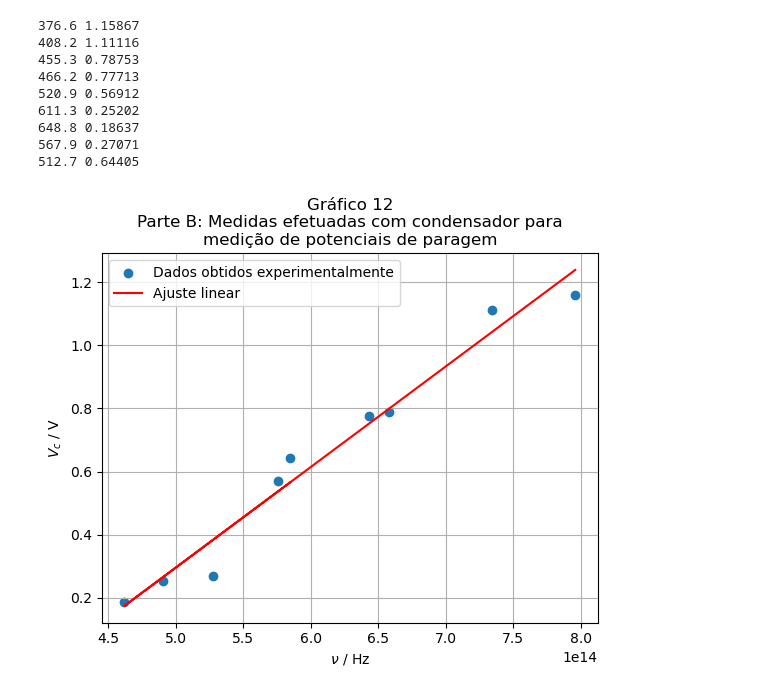
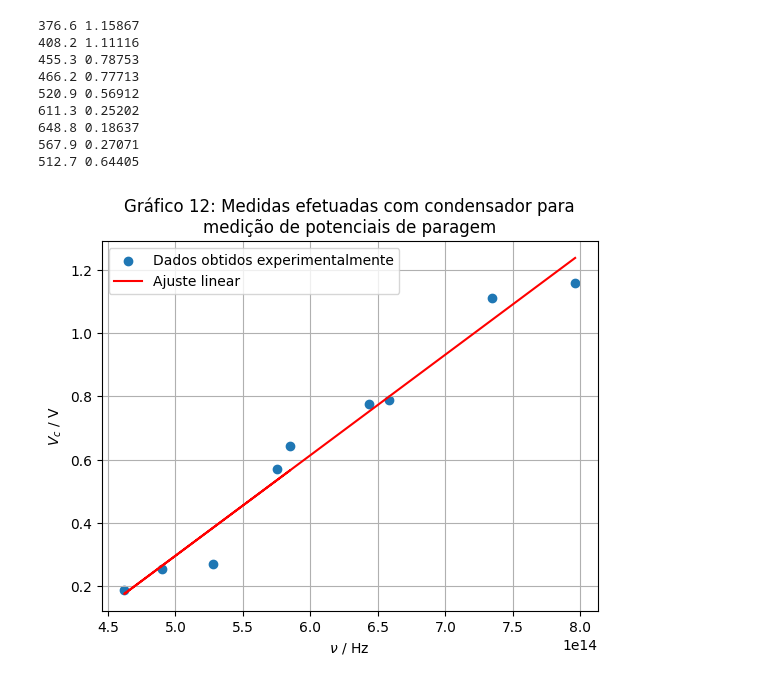
Before and after one commit to MRDias12/LabsIII, a Jupyter notebook: PLs/PL2/jupyterMiguel/parteB/Untitled.ipynb, the cells around one changed output. Saved outputs shown, nothing was run; the diff lists cells and outputs as text; code cells hidden in the pictures.

```diff
--- a/PLs/PL2/jupyterMiguel/parteB/Untitled.ipynb
+++ b/PLs/PL2/jupyterMiguel/parteB/Untitled.ipynb
@@ -36,17 +36,18 @@ mus = 299792458/ (ls*(10**-9))
 # %%
 params, mc= curve_fit(linear, mus, Vs)
 
-plt.title('Gráfico 12\nParte B: Medidas efetuadas com condensador para\nmedição de potenciais de paragem')
+plt.title('Gráfico 12: Medidas efetuadas com condensador para\nmedição de potenciais de paragem')
 plt.scatter(mus,Vs, label= 'Dados obtidos experimentalmente')
 plt.plot(mus, mus*params[0]+params[1], color = "r", label = 'Ajuste linear')
 plt.grid()
 plt.ylabel("$V_c$ / V")
 plt.xlabel(r"$\nu$ / Hz")
 
 plt.legend()
+plt.savefig('graph12')
 plt.show()
 # %% [output]
-[figure, old version]
+[figure, new version]
 # %%
 print( params[0], np.sqrt(mc[0,0]) *3, '\n' )
 print( params[1], np.sqrt(mc[1,1]) *3 )
```
Also changed, not shown: parts of 1 cell of this notebook, 4 other files.
